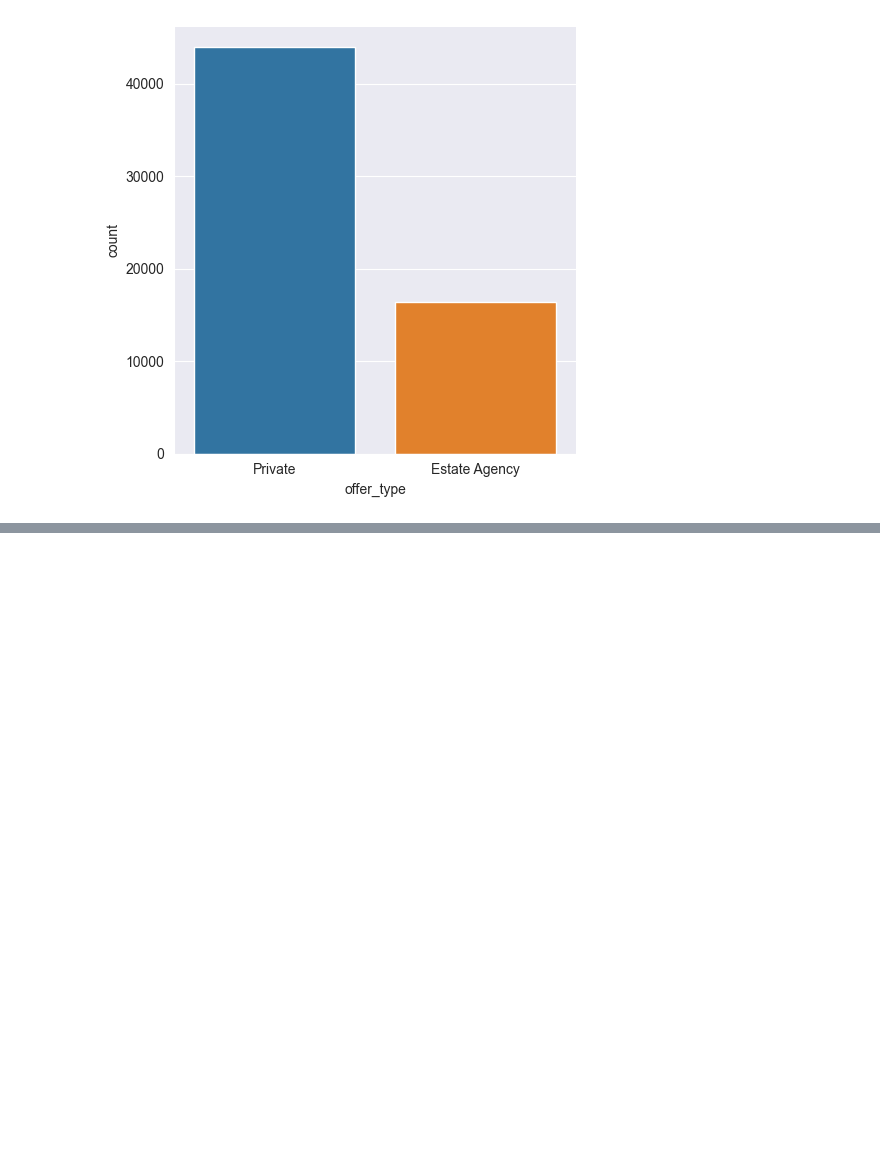
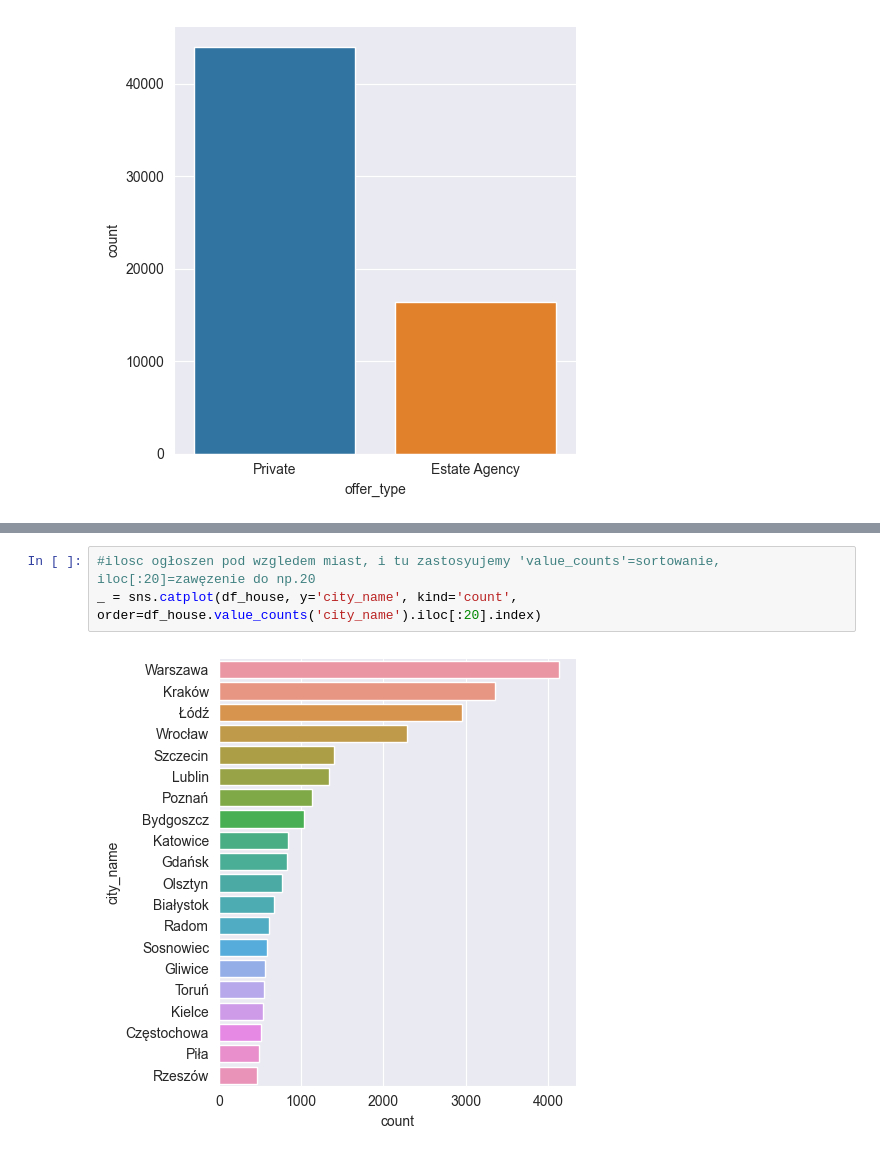
Before and after one commit to PawelWil/AnalizaDanych_BI_Zjazd_09_10_IX, a Jupyter notebook: Kod/04_seaborn_WYKRESY_ZŁOŻONE/05_praca_z_danymi.ipynb, the cells around one changed output, grey strips where cells are left out. Drawn from its saved outputs; the diff is of its cells as text; blank space fills up the shorter version.

```diff
--- a/Kod/04_seaborn_WYKRESY_ZŁOŻONE/05_praca_z_danymi.ipynb
+++ b/Kod/04_seaborn_WYKRESY_ZŁOŻONE/05_praca_z_danymi.ipynb
@@ -76,0 +91,5 @@ _ = sns.catplot(df_house, x='offer_type', kind='count')
+# %%
+#ilosc ogłoszen pod wzgledem miast, i tu zastosyujemy 'value_counts'=sortowanie, iloc[:20]=zawęzenie do np.20
+_ = sns.catplot(df_house, y='city_name', kind='count', order=df_house.value_counts('city_name').iloc[:20].index)
+# %% [output]
+[figure, added]
```
Also changed, not shown: parts of 6 cells of this notebook.
